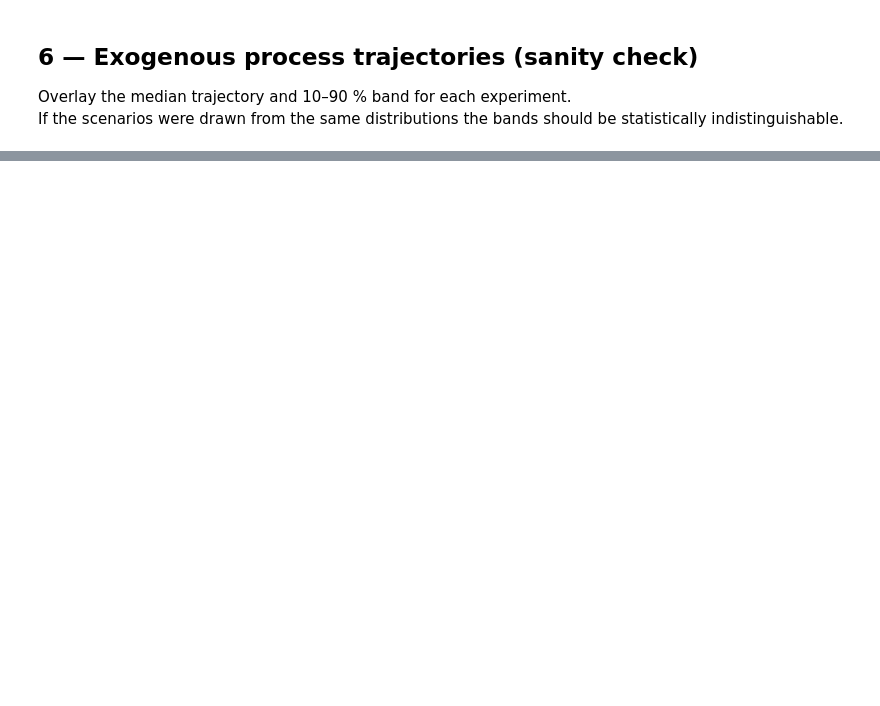
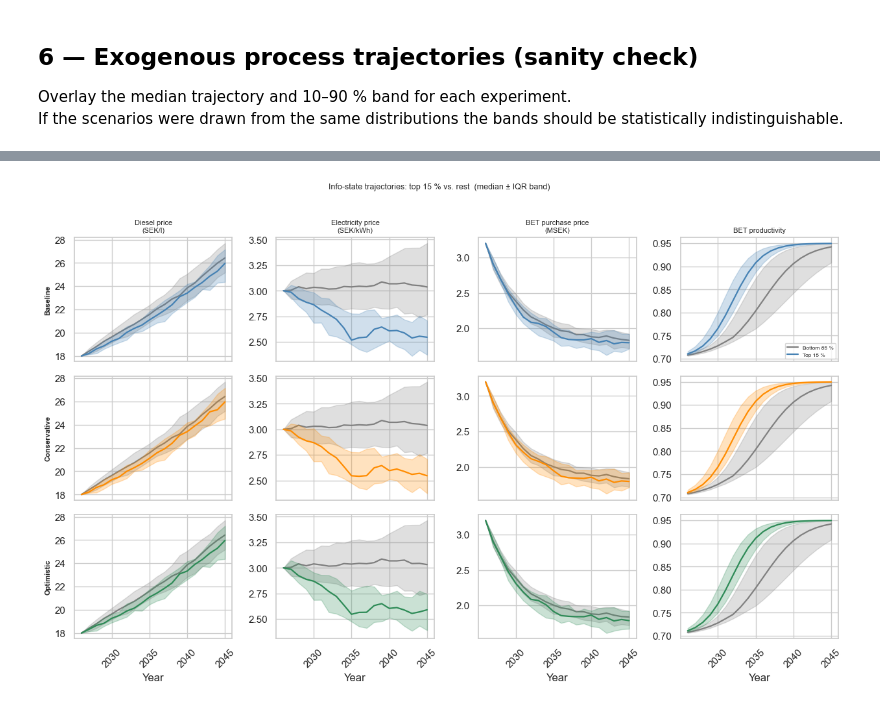
Before and after one commit to simfro/fleet-replacement, a Jupyter notebook: notebooks/compare_batches.ipynb, the cells around one changed output, grey strips where cells are left out. Drawn from its saved outputs; the diff is of its cells as text; code cells hidden in the pictures; blank space fills up the shorter version.

```diff
--- a/notebooks/compare_batches.ipynb
+++ b/notebooks/compare_batches.ipynb
@@ -288,0 +302,79 @@ plt.show()
+# %%
+from matplotlib.ticker import MaxNLocator
+
+TOP_FRAC = 0.15  # fraction of episodes to label "top"
+
+_INFO_VARS = [
+    ("Diesel price\n(SEK/l)",         lambda r: r.energy_prices_diesel),
+    ("Electricity price\n(SEK/kWh)",  lambda r: r.energy_prices_electricity),
+    ("BET purchase price\n(MSEK)",    lambda r: r.purchase_prices_BET / 1e6),
+    ("BET productivity",              lambda r: r.productivities_BET),
+]
+
+n_rows = len(EXPERIMENTS)
+n_cols = len(_INFO_VARS)
+
+fig, axes = plt.subplots(
+    n_rows, n_cols,
+    figsize=(3.2 * n_cols, 2.6 * n_rows),
+    sharey="col",
+    sharex="col",
+)
+
+for row_idx, (exp_name, records) in enumerate(all_records.items()):
+    years = records[0].years
+    color = PALETTE[exp_name]
+
+    # Split into top-15 % and rest by cumulative profit
+    profits = np.array([r.total_reward for r in records])
+    threshold = np.quantile(profits, 1 - TOP_FRAC)
+    top_mask = profits >= threshold
+
+    top_records  = [r for r, m in zip(records, top_mask) if m]
+    rest_records = [r for r, m in zip(records, top_mask) if not m]
+
+    for col_idx, (var_label, accessor) in enumerate(_INFO_VARS):
+        ax = axes[row_idx, col_idx]
+
+        for group_records, group_color, group_label, zorder in [
+            (rest_records, "grey",  f"Bottom {int((1 - TOP_FRAC) * 100)} %", 1),
+            (top_records,  color,   f"Top {int(TOP_FRAC * 100)} %",          2),
+        ]:
+            mat = np.stack([accessor(r) for r in group_records])
+            p25 = np.percentile(mat, 25, axis=0)
+            p50 = np.percentile(mat, 50, axis=0)
+            p75 = np.percentile(mat, 75, axis=0)
+            ax.fill_between(years, p25, p75, color=group_color, alpha=0.25, zorder=zorder)
+            ax.plot(years, p50, color=group_color, linewidth=1.6,
+                    label=group_label, zorder=zorder)
+
+        ax.xaxis.set_major_locator(MaxNLocator(integer=True, nbins=5))
+        ax.tick_params(axis="x", rotation=45)
+
+        if col_idx == 0:
+            ax.set_ylabel(exp_name, fontsize=8, fontweight="bold")
+        if row_idx == 0:
+            ax.set_title(var_label, fontsize=8)
+        if row_idx == n_rows - 1:
+            ax.set_xlabel("Year")
+        if row_idx == 0 and col_idx == n_cols - 1:
+            ax.legend(fontsize=6, loc="lower right")
+
+fig.suptitle(
+    f"Info-state trajectories: top {int(TOP_FRAC * 100)} % vs. rest  "
+    f"(median ± IQR band)",
+    y=1.01,
+    fontsize=9,
+)
+plt.tight_layout()
+# fig.savefig(FIGURES_DIR / "top_episodes_info_state.pgf", backend="pgf", bbox_inches="tight")
+plt.show()
+
+print(f"Top-{int(TOP_FRAC * 100)} % profit threshold per experiment:")
+for exp_name, records in all_records.items():
+    profits = np.array([r.total_reward for r in records])
+    threshold = np.quantile(profits, 1 - TOP_FRAC)
+    n_top = int(np.sum(profits >= threshold))
+    print(f"  {exp_name:15s}: >= {threshold / 1e6:.1f} MSEK  ({n_top} episodes)")
+# %% [output]
+[figure, added]
```
Also changed, not shown: parts of 12 cells of this notebook, 9 other files.
